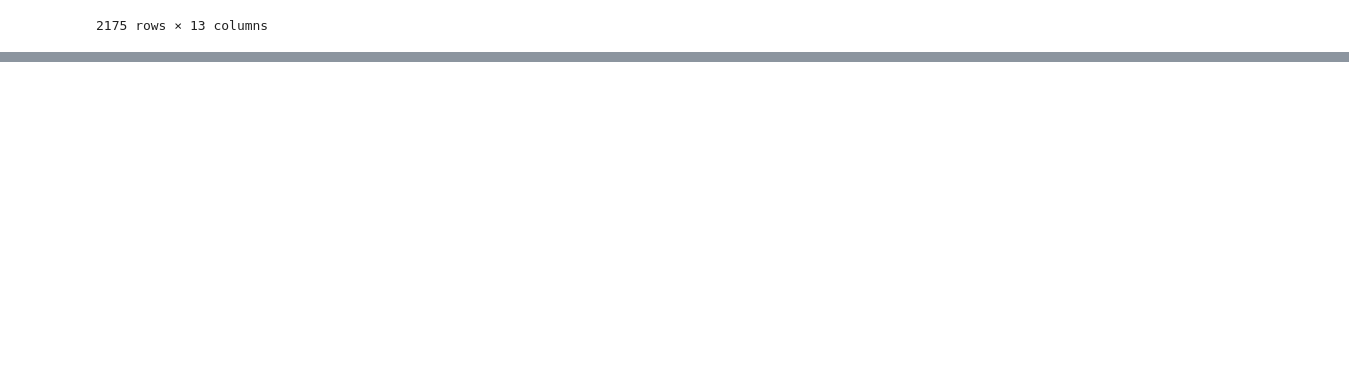
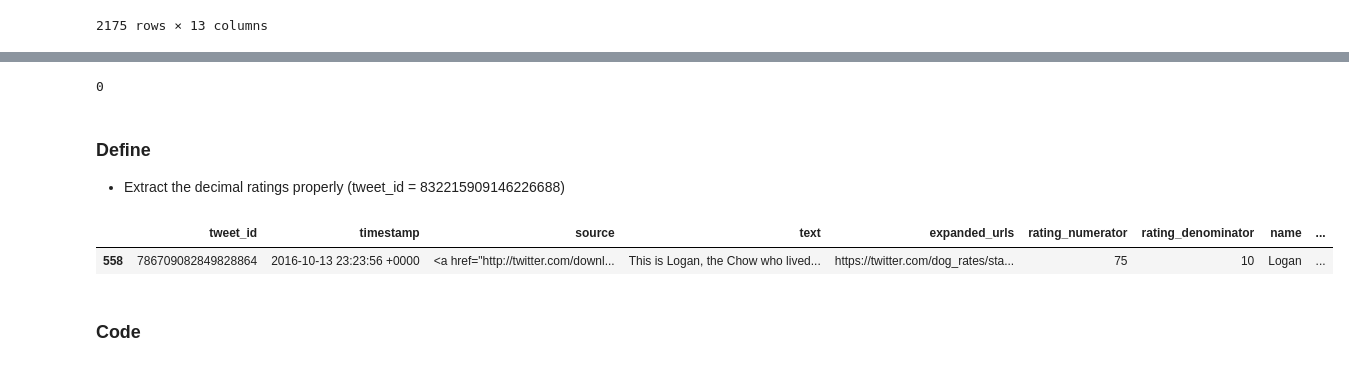
Before and after one commit to youssefGirgeis/Dogs-Ratings, a Jupyter notebook: wrangle_act.ipynb, the cells around one changed output, grey strips where cells are left out. Cells and saved outputs as stored; diff of their text form; code cells hidden in the pictures; blank space fills up the shorter version.

```diff
--- a/wrangle_act.ipynb
+++ b/wrangle_act.ipynb
@@ -669,0 +695,2 @@ df_all_tweets
+# %%
+df_all_tweets.rating_denominator = 10
@@ -669,0 +711,8 @@ df_all_tweets
+# %%
+#correct names starts wwith capital letter
+# some of the wrong names starts with a lower case letter
+
+df_all_tweets.loc[df_all_tweets.name.str.islower(), 'name'] = np.nan
+# %%
+pd.set_option('display.max_colwidth', -1)
+df_all_tweets[['text','name']][df_all_tweets.name == 'None']
@@ -669,0 +738,3 @@ df_all_tweets
+# %%
+# we should also replace names = "None" with nan
+df_all_tweets.name.replace('None', np.nan, inplace = True)
@@ -669,0 +764,15 @@ df_all_tweets
+# %%
+# test lower case values
+df_all_tweets.name.str.islower().sum()
+# %% [output]
+0
+# %% [markdown]
+### Define
+- Extract the decimal ratings properly (tweet_id = 832215909146226688)
+# %%
+df_all_tweets[df_all_tweets.tweet_id == '786709082849828864']
+# %% [output]
+|  | tweet_id | timestamp | source | text | expanded_urls | rating_numerator | rating_denominator | name | ... |
+| 558 | 786709082849828864 | 2016-10-13 23:23:56 +0000 | <a href="http://twitter.com/downl... | This is Logan, the Chow who lived... | https://twitter.com/dog_rates/sta... | 75 | 10 | Logan | ... |
+# %% [markdown]
+### Code
```
Also changed, not shown: parts of 25 cells of this notebook, 1 other file.
